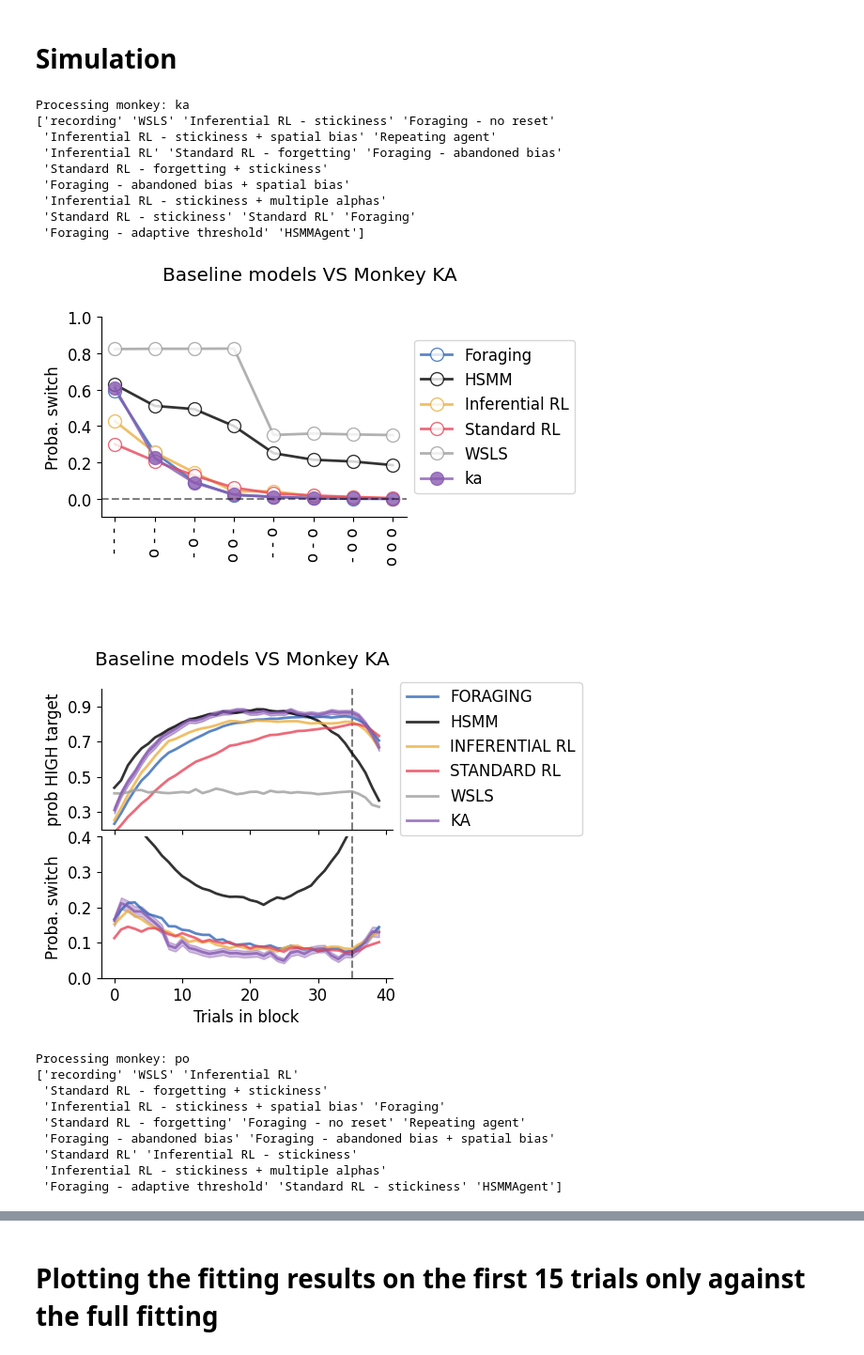
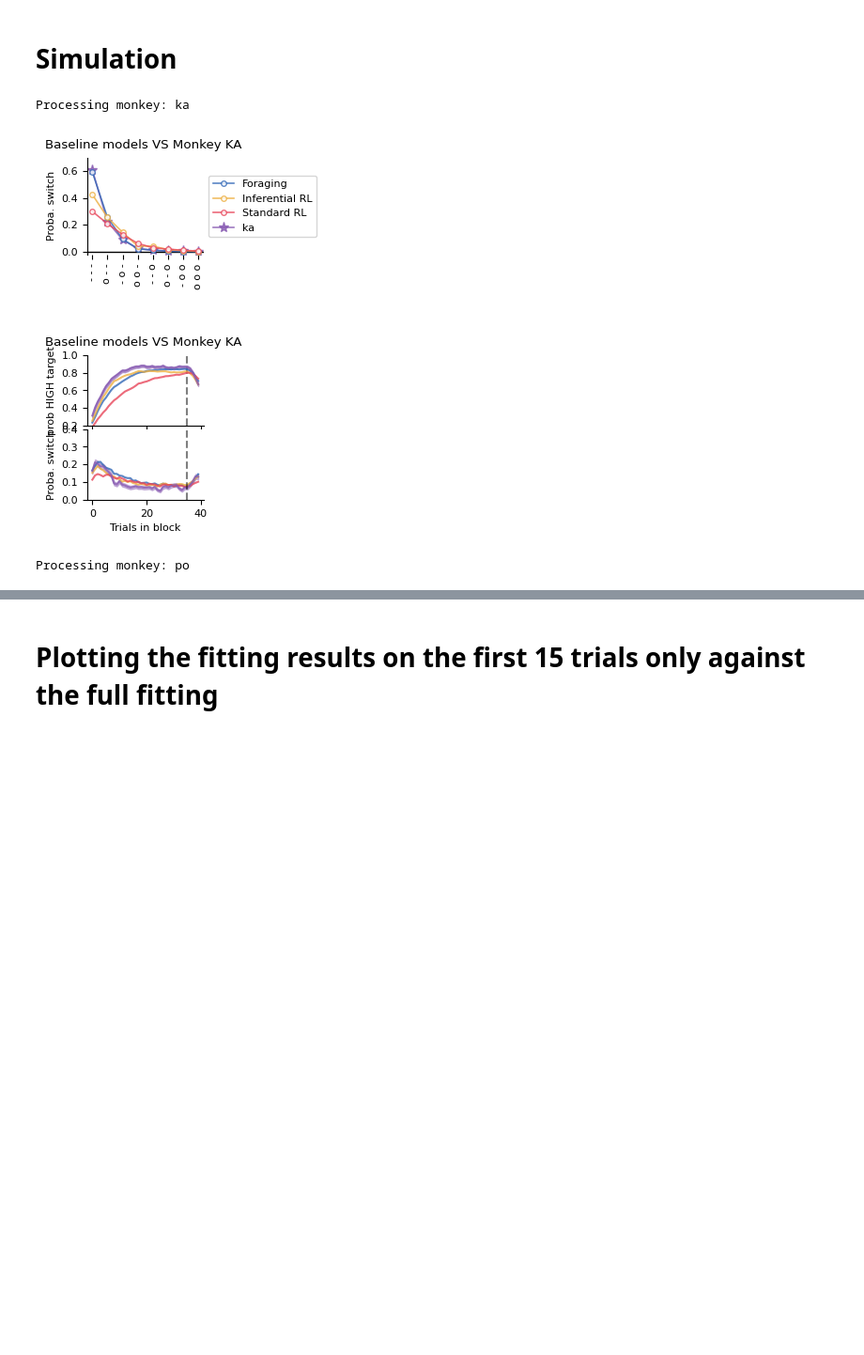
Before and after one commit to ungzs1/popy_05, a Jupyter notebook: notebooks/behav_modeling/simulated_agent_behavior.ipynb, the cells around one changed output, grey strips where cells are left out. Shown at 94% size. Cells and saved outputs as stored; diff of their text form; code cells hidden in the pictures; blank space fills up the shorter version.

```diff
--- a/notebooks/behav_modeling/simulated_agent_behavior.ipynb
+++ b/notebooks/behav_modeling/simulated_agent_behavior.ipynb
@@ -34,11 +34,11 @@ Matplotlib created a temporary cache directory at /tmp/matplotlib-hfu0gj0c becau
 # %%
 agents_to_show = {
     'recording': 'recording',
-    'WSLS': 'WSLS',
+    #'WSLS': 'WSLS',
     'Standard RL - stickiness': 'Standard RL',
     'Inferential RL - stickiness': 'Inferential RL',
     'Foraging': 'Foraging',
-    'HSMMAgent': 'HSMM',
+    #'HSMMAgent': 'HSMM',
 }
 # %% [markdown]
 # Optimization
@@ -66,7 +66,7 @@ behav = behav.dropna()
 fig1, _ = plot_hist_thingy(behav, title=f'optimal models', paper_format=False)
 # remove legend
 plt.legend([], [], frameon=False)
-fig2, _ = plot_strategy(behav, title=f'optimal models', paper_format=False, h=2, w=1.6, ylim=[0, .4], verbose=False)
+fig2, _ = plot_strategy(behav, title=f'optimal models', paper_format=False, h=2, w=1.6, verbose=False)
 # remove legend
 plt.legend([], [], frameon=False)
 
@@ -88,57 +198,41 @@ plt.legend([], [], frameon=False)
 for monkey in ['ka', 'po']:#, 'yu_sham', 'yu_DCZ']:
     print(f'Processing monkey: {monkey}')
     behav = pd.read_pickle(os.path.join(PROJECT_PATH_LOCAL, 'notebooks', 'behav_modeling', f'results', 'fitting_no_cv', f'simulation_behaviors_{monkey}.pkl'))
-    print(behav.model.unique())
+
     # remove n_target_touches column if exists
     if 'n_target_touches' in behav.columns:
         behav = behav.drop(columns=['n_target_touches'])
     # keep only models in agents_to_show.keys() and renaming them
     behav = behav[behav['model'].isin(agents_to_show.keys())].copy()
     behav['model'] = behav['model'].map(agents_to_show)
     # rename 'recording' to 'monkey'
     behav['model'] = behav['model'].replace({'recording': monkey})
 
     # Apply the function to create the monkey column
     behav['monkey'] = behav['model']
 
     behav = convert_column_format(behav, original='simulation')
 
     behav = add_history_of_feedback(behav, num_trials=3, one_column=False, coding=(0, 1))
     behav = add_switch_info(behav, add_trials_since_switch=True, flip_coding=False)
     behav = behav.dropna()
 
-    fig1, _ = plot_hist_thingy(behav, title=f'Baseline models VS Monkey {monkey.upper()}', paper_format=False)
+    fig1, _ = plot_hist_thingy(behav, title=f'Baseline models VS Monkey {monkey.upper()}', paper_format=True)
     # remove legend
     plt.legend([], [], frameon=False)
-    fig2, _ = plot_strategy(behav, title=f'Baseline models VS Monkey {monkey.upper()}', paper_format=False, h=2, w=1.6, ylim=[0, .4], verbose=False)
+    fig2, _ = plot_strategy(behav, title=f'Baseline models VS Monkey {monkey.upper()}', paper_format=True, h=2, w=1.6, verbose=False)
     # remove legend
     plt.legend([], [], frameon=False)
 
     # save figs
     fig1.savefig(f'figs/behav_modeling_{monkey}_history_thing.svg', dpi=300, bbox_inches='tight', transparent=True)
     plt.show()
     plt.close(fig1)
     fig2.savefig(f'figs/behav_modeling_{monkey}_strategy.svg', dpi=300, bbox_inches='tight', transparent=True)
     plt.show()
     plt.close(fig2)
 # %% [output]
 Processing monkey: ka
-['recording' 'WSLS' 'Inferential RL - stickiness' 'Foraging - no reset'
- 'Inferential RL - stickiness + spatial bias' 'Repeating agent'
- 'Inferential RL' 'Standard RL - forgetting' 'Foraging - abandoned bias'
- 'Standard RL - forgetting + stickiness'
- 'Foraging - abandoned bias + spatial bias'
- 'Inferential RL - stickiness + multiple alphas'
- 'Standard RL - stickiness' 'Standard RL' 'Foraging'
- 'Foraging - adaptive threshold' 'HSMMAgent']
-[figure, old version]
+[figure, new version]
-[figure, old version]
+[figure, new version]
 Processing monkey: po
-['recording' 'WSLS' 'Inferential RL'
- 'Standard RL - forgetting + stickiness'
- 'Inferential RL - stickiness + spatial bias' 'Foraging'
- 'Standard RL - forgetting' 'Foraging - no reset' 'Repeating agent'
- 'Foraging - abandoned bias' 'Foraging - abandoned bias + spatial bias'
- 'Standard RL' 'Inferential RL - stickiness'
- 'Inferential RL - stickiness + multiple alphas'
- 'Foraging - adaptive threshold' 'Standard RL - stickiness' 'HSMMAgent']
```
Also changed, not shown: parts of 5 cells of this notebook, 28 other files.
